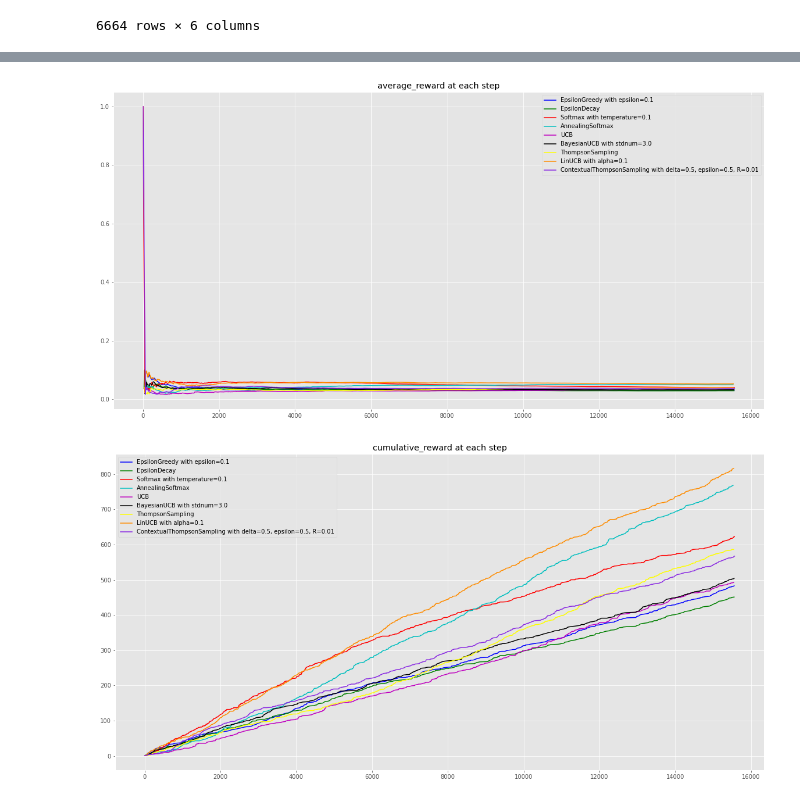
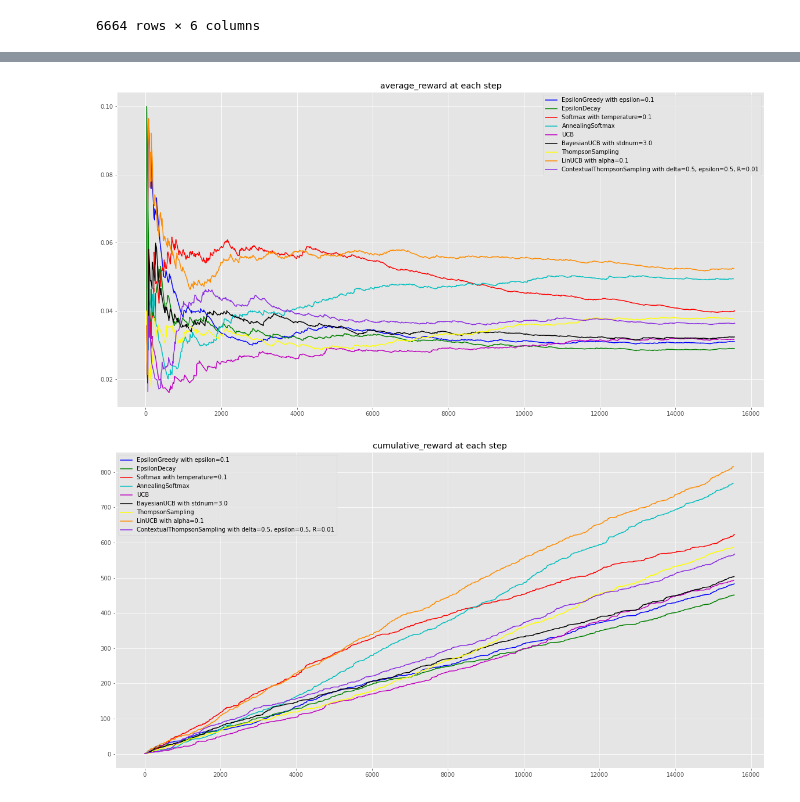
Before and after one commit to raychng/bt4014-project, a Jupyter notebook: bandits_toronto.ipynb, the cells around one changed output, grey strips where cells are left out. Drawn from its saved outputs; the diff is of its cells as text; code cells hidden in the pictures.

```diff
--- a/bandits_toronto.ipynb
+++ b/bandits_toronto.ipynb
@@ -591,7 +623,7 @@ results
 # %%
-present_results(results, 'average_reward')
+present_results(results[results['average_reward'] != 1], 'average_reward')
 # %% [output]
-[figure, old version]
+[figure, new version]
 # %%
 present_results(results, 'cumulative_reward')
 # %% [output]
```
Also changed, not shown: parts of 5 cells of this notebook.
